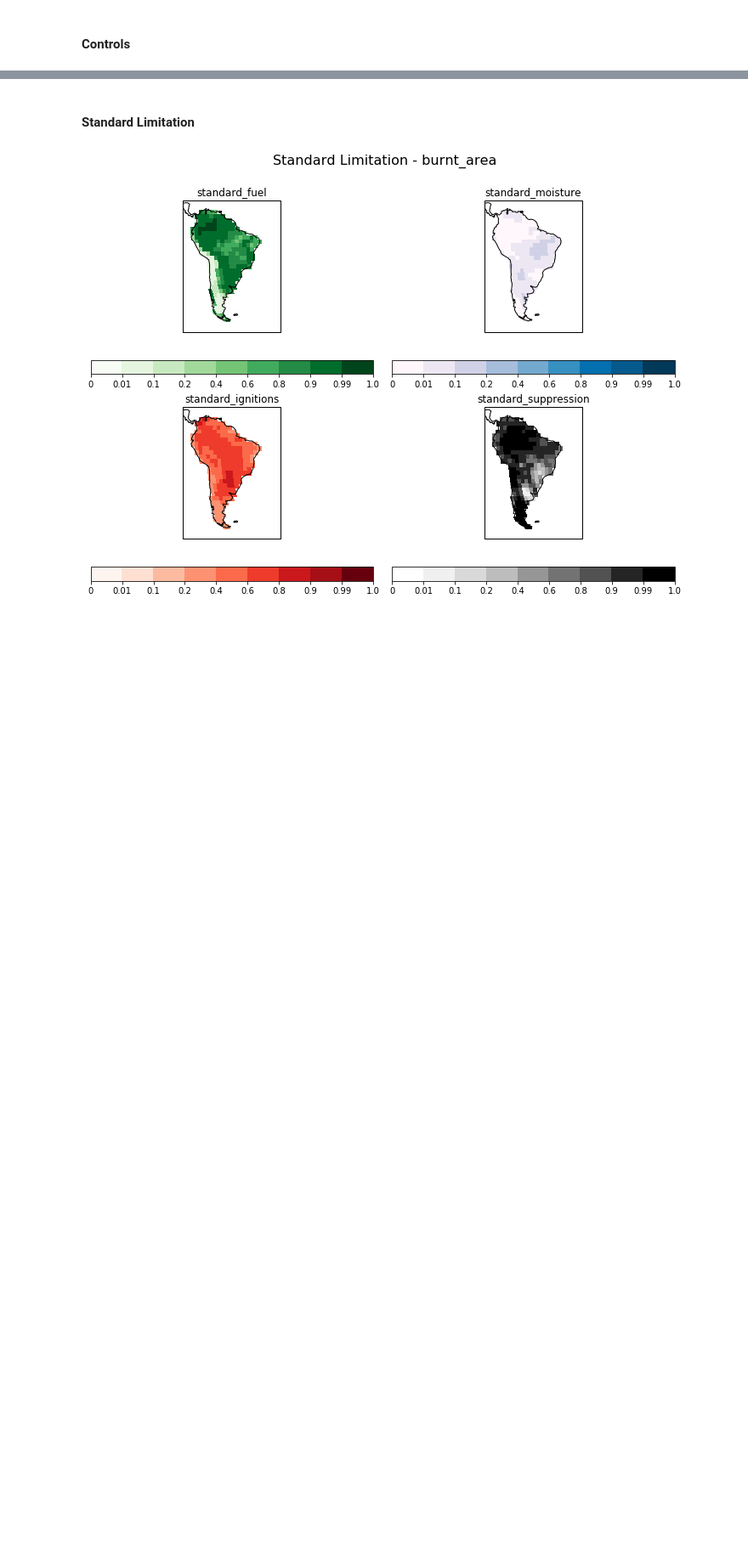
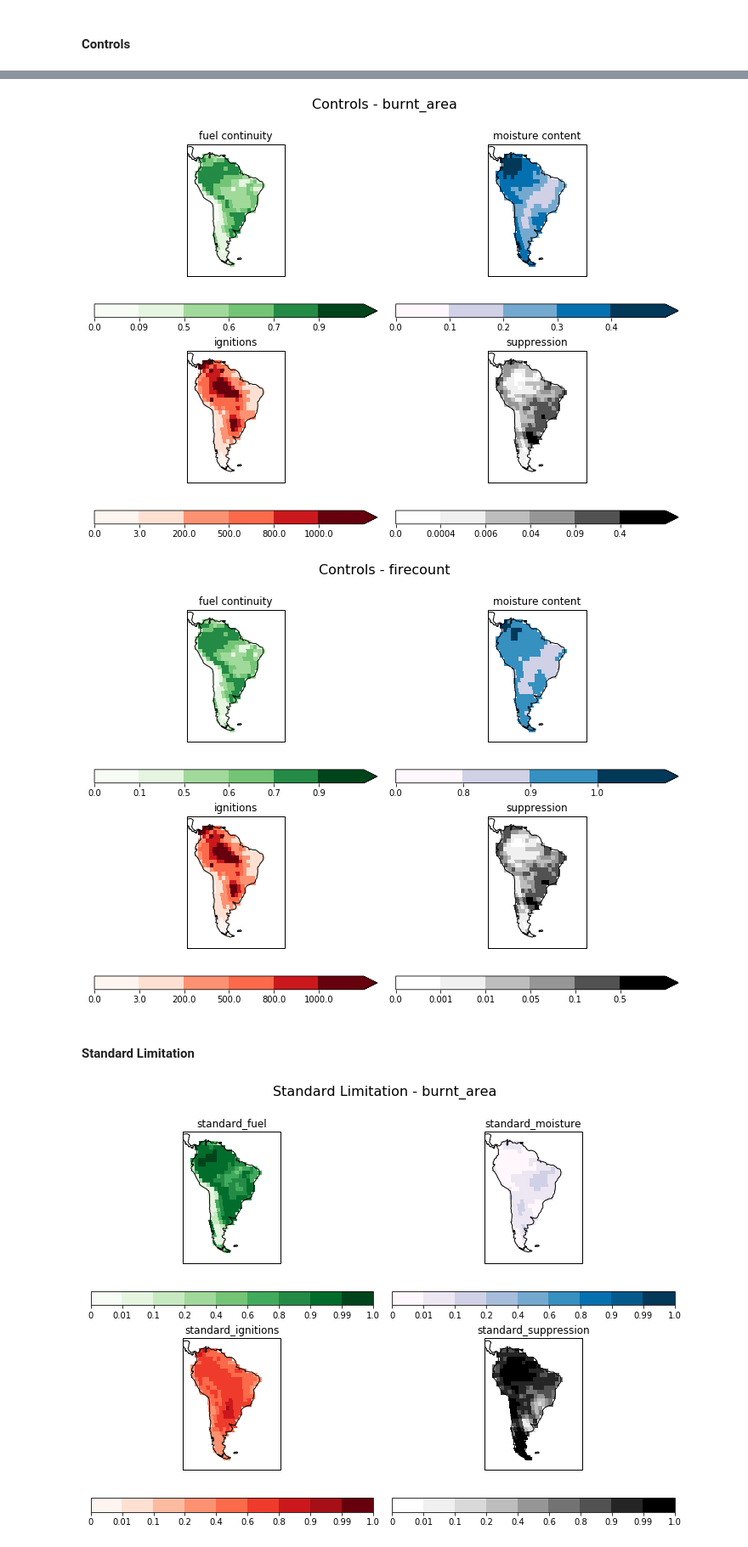
Before and after one commit to douglask3/amazon_fires, a Jupyter notebook: optimise_run_model/make_model_output.ipynb, the cells around one changed output, grey strips where cells are left out. Shown at 85% size. Cells and saved outputs as stored; diff of their text form; code cells hidden in the pictures; blank space fills up the shorter version.

```diff
--- a/optimise_run_model/make_model_output.ipynb
+++ b/optimise_run_model/make_model_output.ipynb
@@ -499,3 +494,8 @@ for model, variable in zip(models, variables):
+# %%
+plot_fire_month(mnths = fire_Season)
+# %% [output]
+[figure, added]
+[figure, added]
 # %% [markdown]
 #### Standard Limitation
 # %%
```
Also changed, not shown: parts of 14 cells of this notebook.
